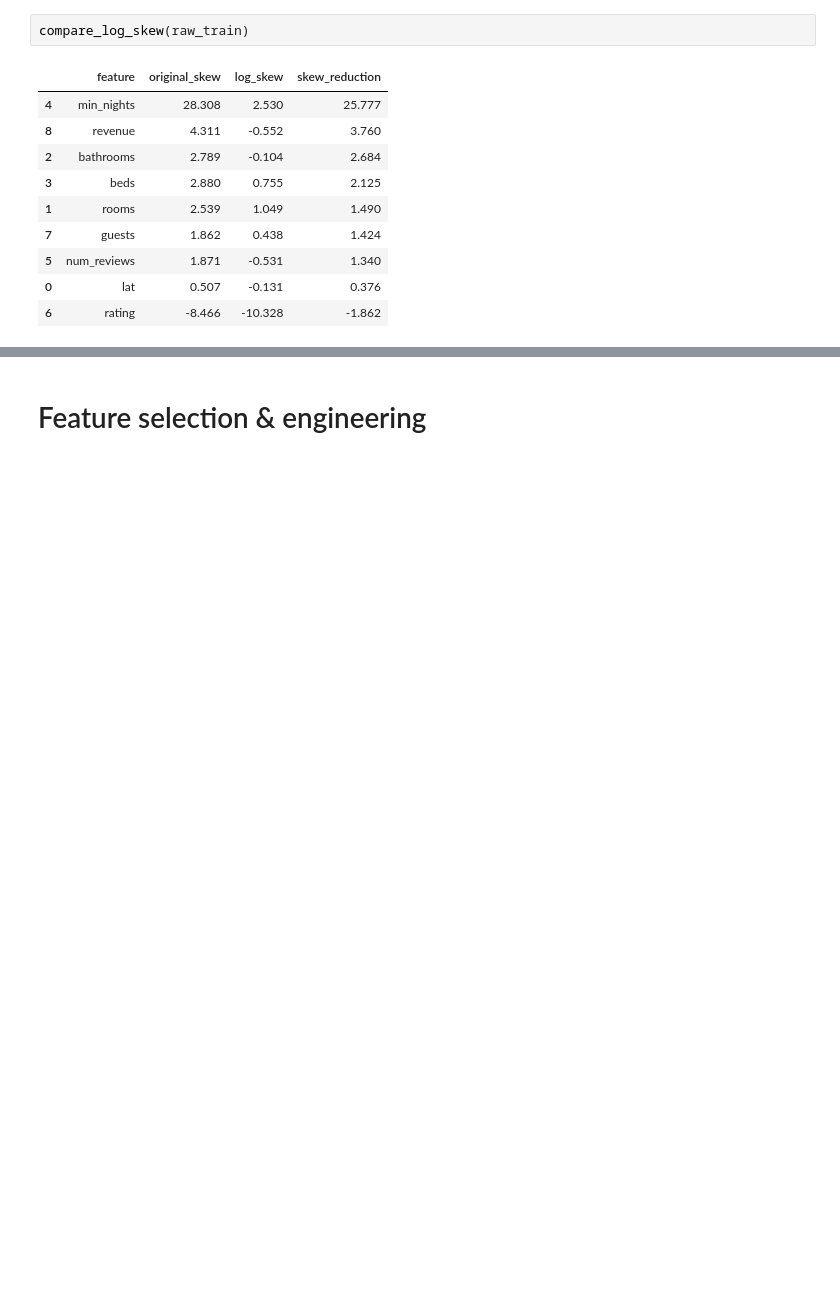
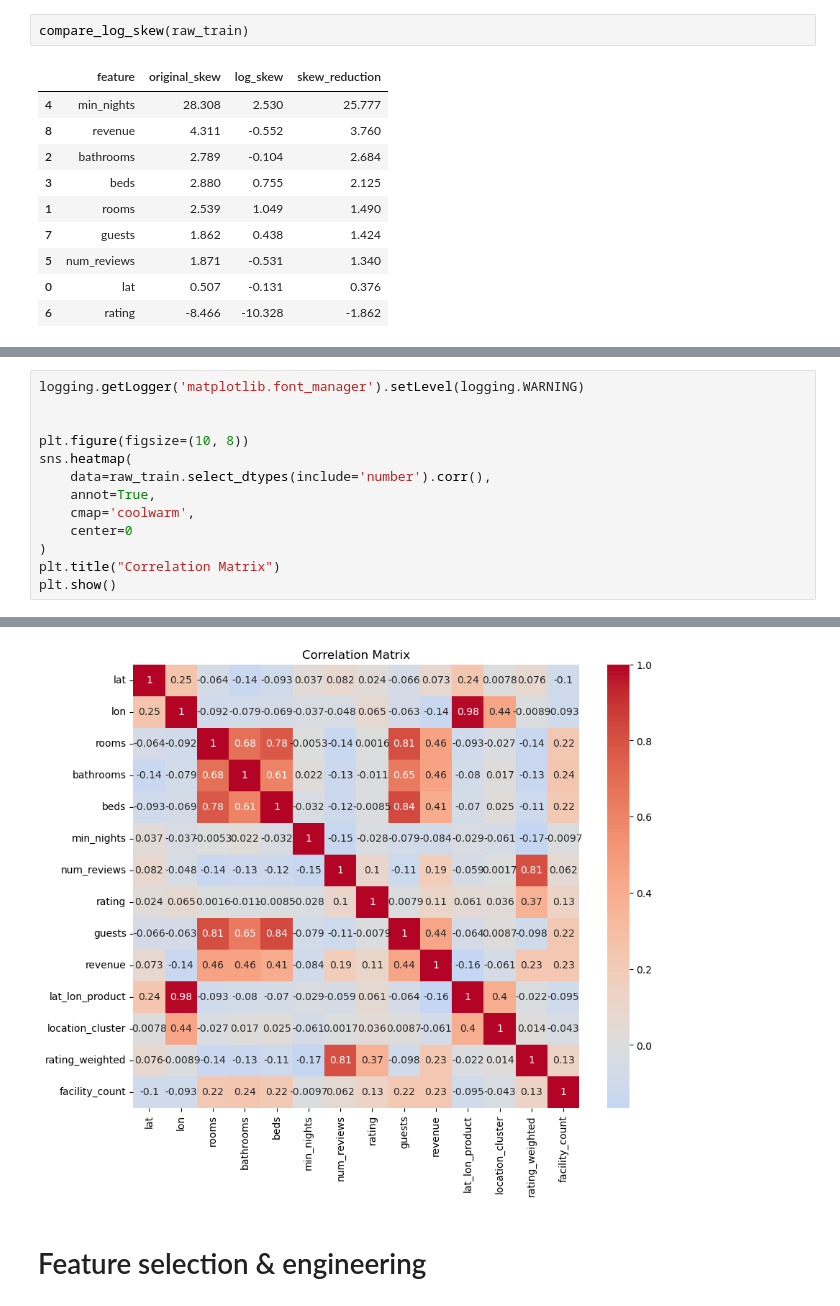
Before and after one commit to cbjonesea/ML-assignment, a Jupyter notebook: model-building.ipynb, the cells around one changed output, grey strips where cells are left out. Drawn from its saved outputs; the diff is of its cells as text; blank space fills up the shorter version.

```diff
--- a/model-building.ipynb
+++ b/model-building.ipynb
@@ -243,0 +263,14 @@ compare_log_skew(raw_train)
+# %%
+logging.getLogger('matplotlib.font_manager').setLevel(logging.WARNING)
+
+
+plt.figure(figsize=(10, 8))
+sns.heatmap(
+    data=raw_train.select_dtypes(include='number').corr(),
+    annot=True,
+    cmap='coolwarm',
+    center=0
+)
+plt.title("Correlation Matrix")
+plt.show()
+# %% [output]
@@ -244,3 +278,4 @@ compare_log_skew(raw_train)
+[figure, new version]
 # %% [markdown]
 # Feature selection & engineering
 # %% [markdown]
```
Also changed, not shown: parts of 52 cells of this notebook.
